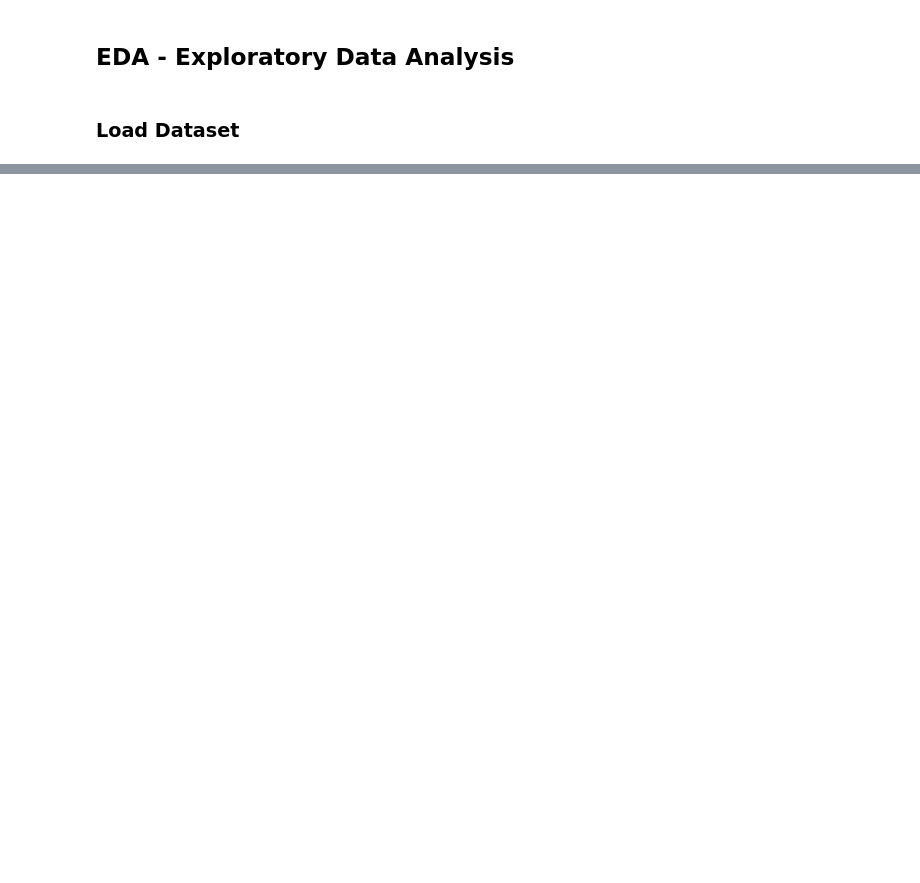
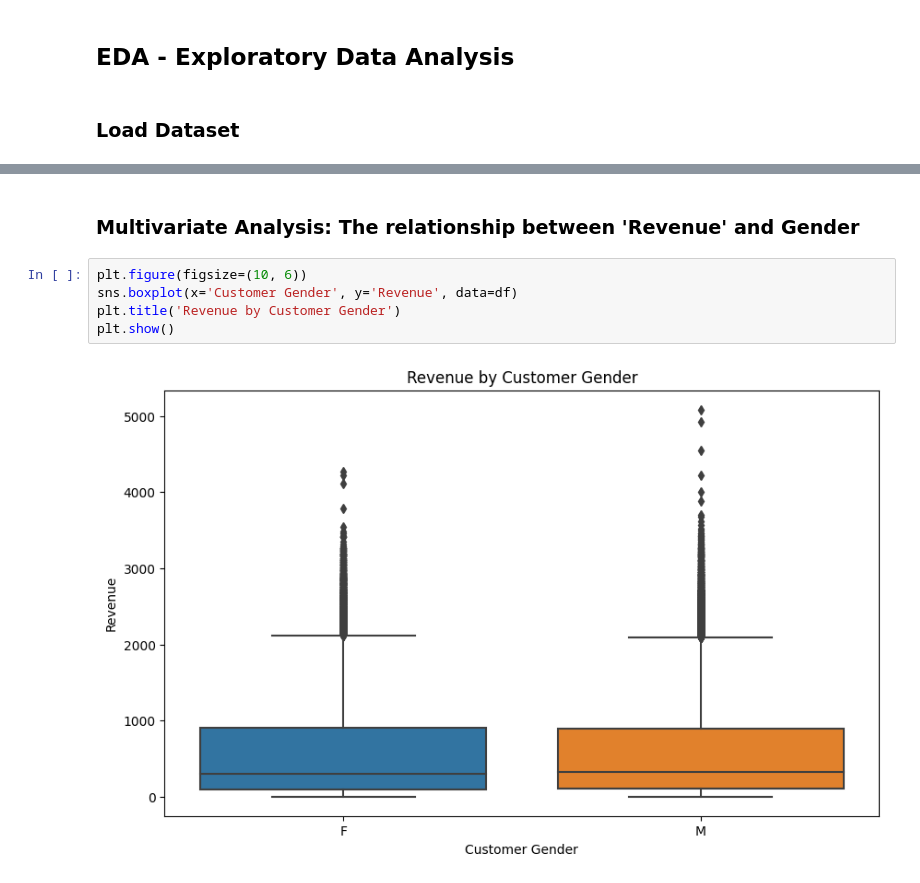
Before and after one commit to coderacheal/Foretell, a Jupyter notebook: models.ipynb, the cells around one changed output, grey strips where cells are left out. Cells and saved outputs as stored; diff of their text form; blank space fills up the shorter version.

```diff
--- a/models.ipynb
+++ b/models.ipynb
@@ -30,0 +227,9 @@ df.head()
+# %% [markdown]
+### Multivariate Analysis: The relationship between 'Revenue' and Gender
+# %%
+plt.figure(figsize=(10, 6))
+sns.boxplot(x='Customer Gender', y='Revenue', data=df)
+plt.title('Revenue by Customer Gender')
+plt.show()
+# %% [output]
+[figure, added]
```
Also changed, not shown: parts of 48 cells of this notebook, 4 other files.
